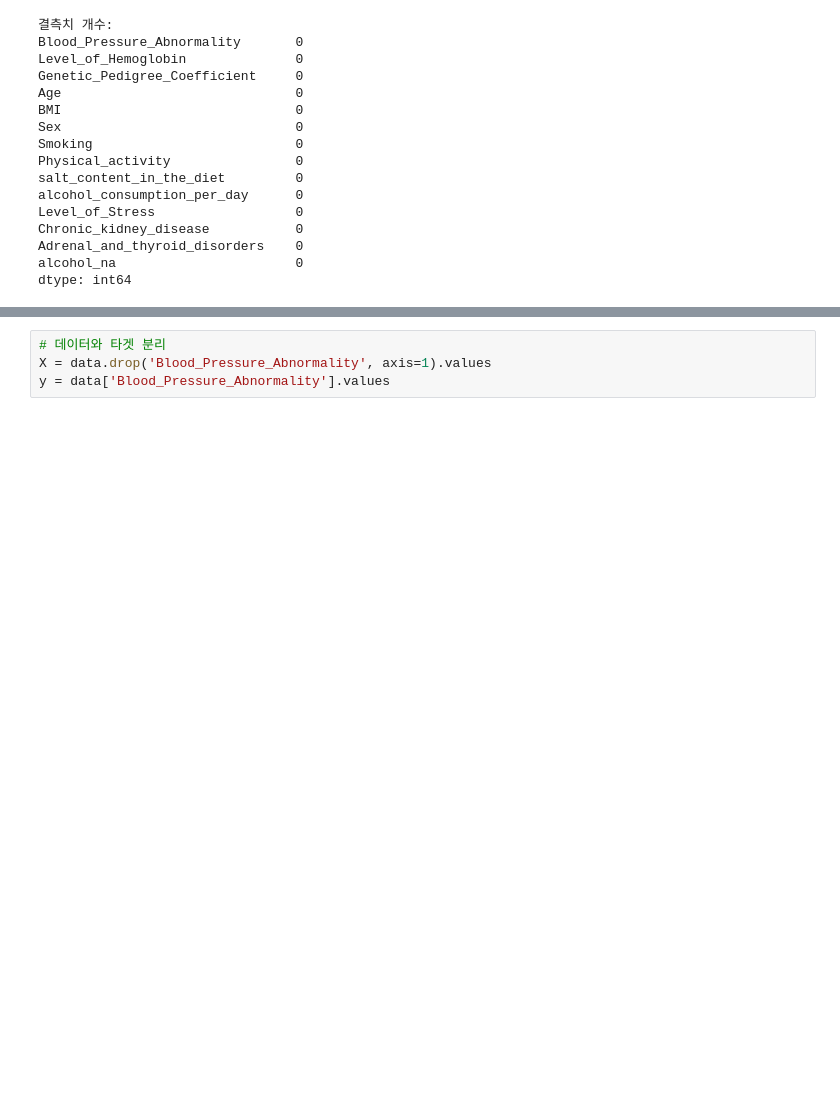
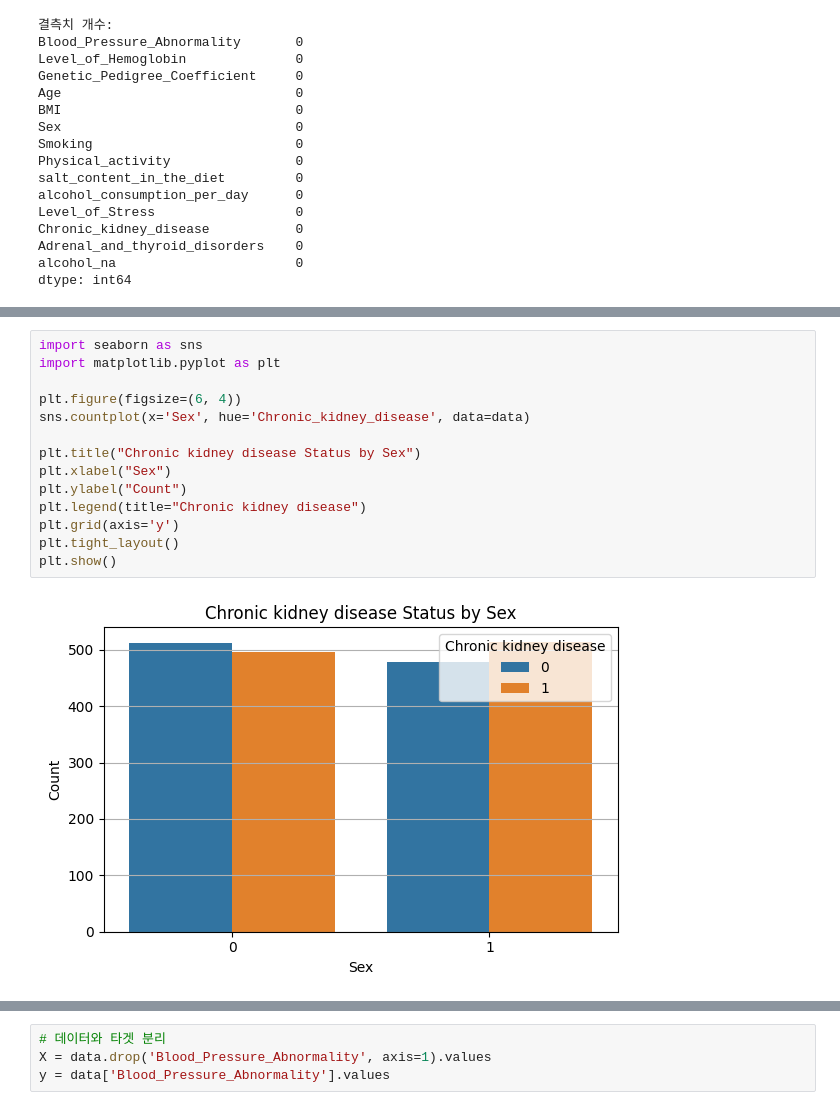
Before and after one commit to Tea-Yeon-Kim/AI-Class, a Jupyter notebook: week7/BP_data_classfication.ipynb, the cells around one changed output, grey strips where cells are left out. Drawn from its saved outputs; the diff is of its cells as text; blank space fills up the shorter version.

```diff
--- a/week7/BP_data_classfication.ipynb
+++ b/week7/BP_data_classfication.ipynb
@@ -116,0 +147,16 @@ dtype: int64
+# %%
+import seaborn as sns
+import matplotlib.pyplot as plt
+
+plt.figure(figsize=(6, 4))
+sns.countplot(x='Sex', hue='Chronic_kidney_disease', data=data)
+
+plt.title("Chronic kidney disease Status by Sex")
+plt.xlabel("Sex")
+plt.ylabel("Count")
+plt.legend(title="Chronic kidney disease")
+plt.grid(axis='y')
+plt.tight_layout()
+plt.show()
+# %% [output]
+[figure, added]
```
Also changed, not shown: parts of 26 cells of this notebook.
